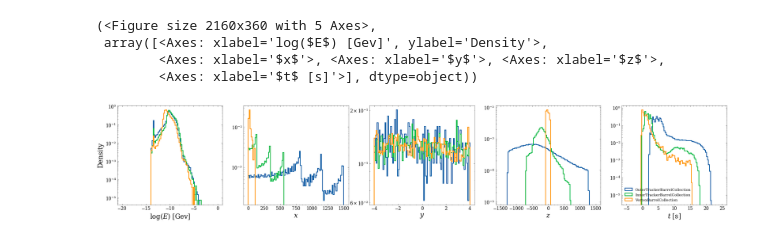
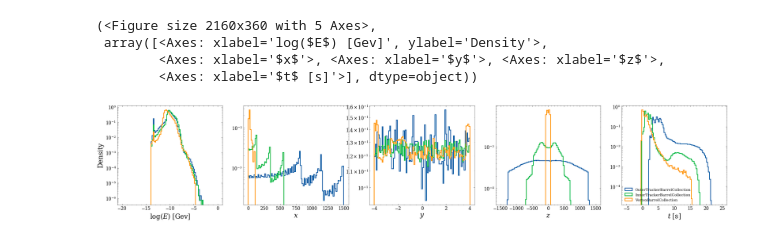
Before and after one commit to rmastand/fast_tracker_BIBgen_mucoll, a Jupyter notebook: get_radius_bounds.ipynb, the cells around one changed output. Cells and saved outputs as stored; diff of their text form; code cells hidden in the pictures.

```diff
--- a/get_radius_bounds.ipynb
+++ b/get_radius_bounds.ipynb
@@ -22,15 +22,11 @@ NUM_FEATURES = 5
 
 
 working_dir = "/pscratch/sd/r/rmastand/muon_collider"
-# %%
-
-feature_labels = ["log($E$) [Gev]", "$x$", "$y$", "$z$", "$t$ [s]", "context"]
-log_vars = []
 # %%
 data_dict = {}
 
 for col_name in ["OuterTrackerBarrelCollection", "InnerTrackerBarrelCollection", "VertexBarrelCollection"]:
-    data_dict[col_name] = load_in_data([col_name], "xy", working_dir, 0.1)[0]
+    data_dict[col_name], _, feature_labels = load_in_data([col_name], "xy", working_dir, 1)
 
 
 bins_dict = {
@@ -42,13 +38,13 @@ bins_dict = {
 }
 # %%
 
-plot_hists_1d(data_dict, bins_dict, log_dims=log_vars, labels=feature_labels)
+plot_hists_1d(data_dict, bins_dict, log_dims=[], labels=feature_labels)
 # %% [output]
 (<Figure size 2160x360 with 5 Axes>,
  array([<Axes: xlabel='log($E$) [Gev]', ylabel='Density'>,
         <Axes: xlabel='$x$'>, <Axes: xlabel='$y$'>, <Axes: xlabel='$z$'>,
         <Axes: xlabel='$t$ [s]'>], dtype=object))
-[figure, old version]
+[figure, new version]
 # %%
 radii = {
     "OuterTrackerBarrelCollection": [819, 1153, 1486],
```
Also changed, not shown: parts of 4 cells of this notebook, 17 other files.
